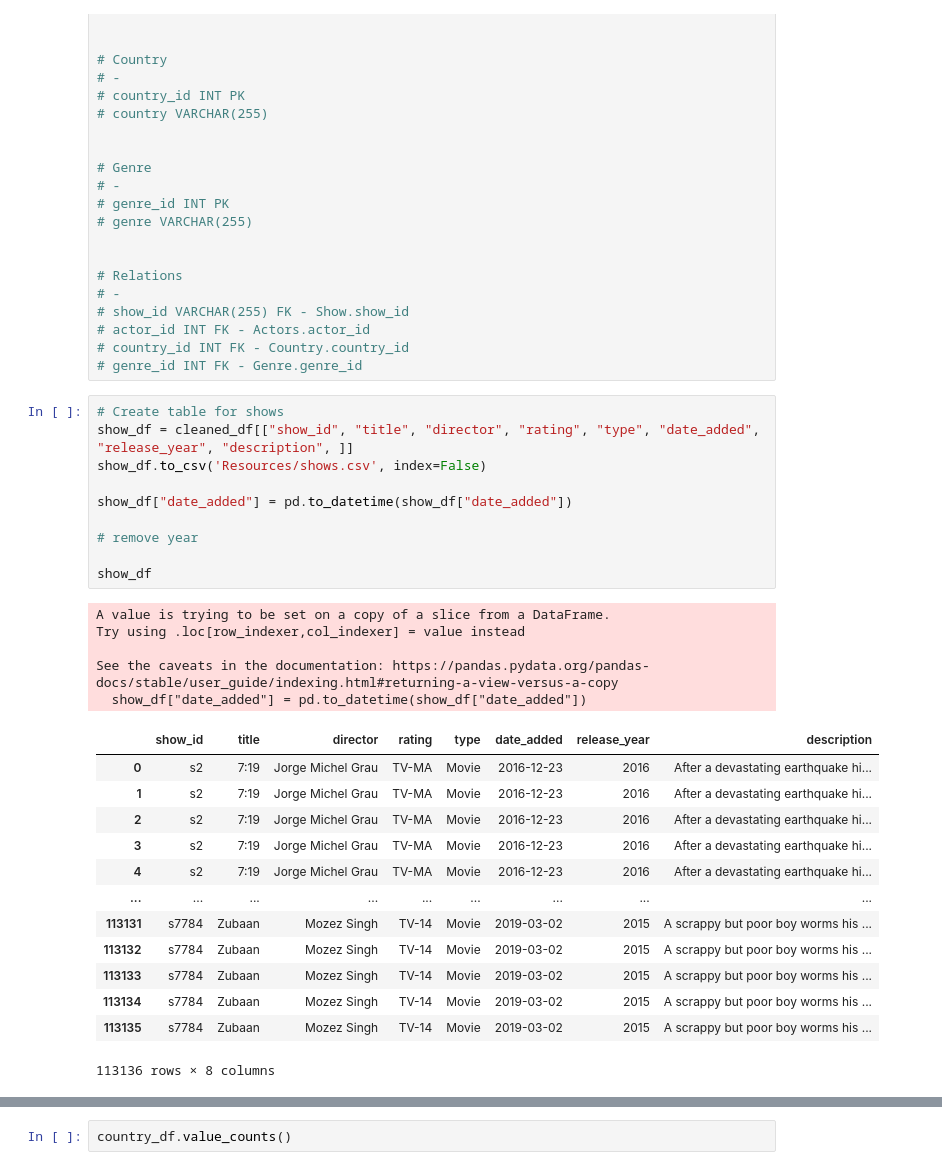
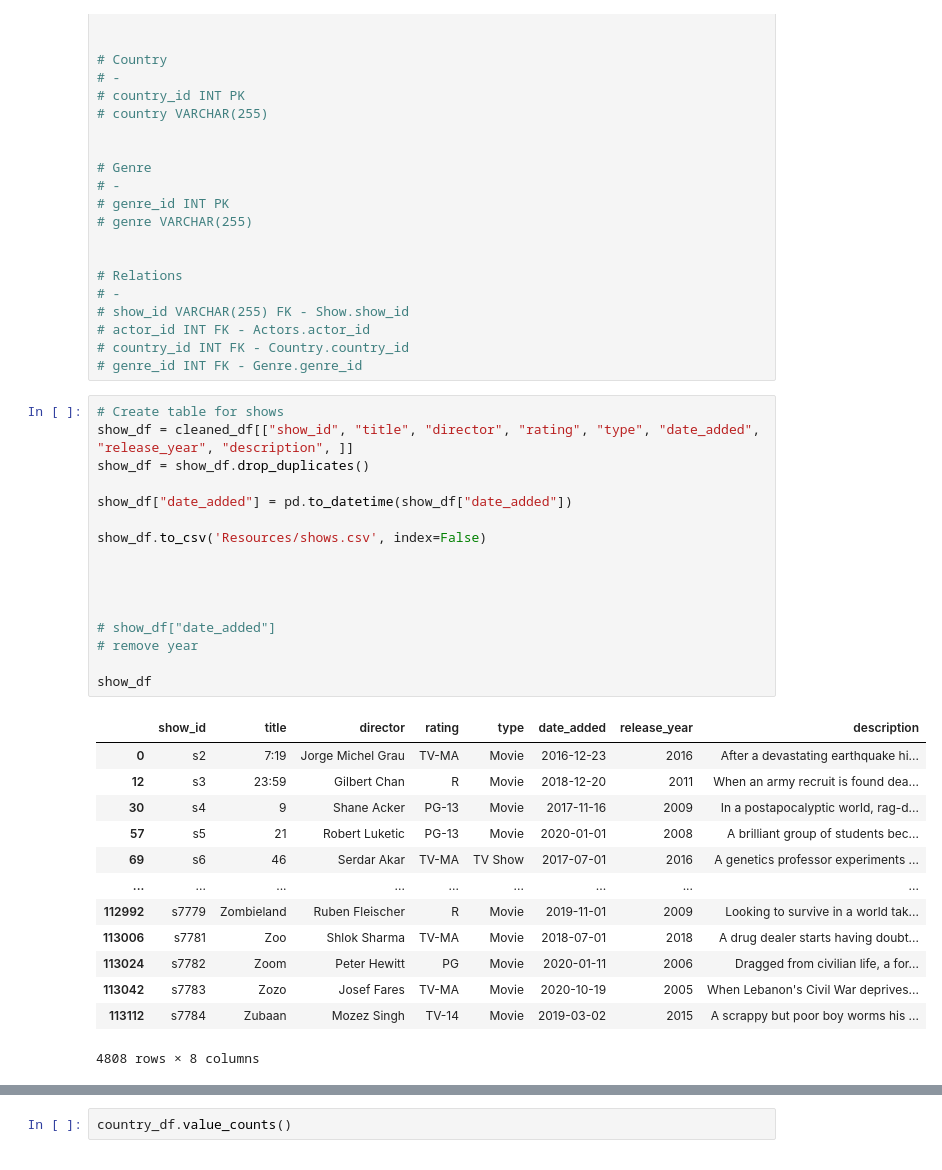
Before and after one commit to ytran010/Netflix-ETL-Challenge, a Jupyter notebook: Main.ipynb, the cells around one changed output, grey strips where cells are left out. Cells and saved outputs as stored; diff of their text form.

Commit message:
Loaded all data

```diff
--- a/Main.ipynb
+++ b/Main.ipynb
@@ -82,29 +82,30 @@ cleaned_df
 # %%
 # Create table for shows
 show_df = cleaned_df[["show_id", "title", "director", "rating", "type", "date_added", "release_year", "description", ]]
-show_df.to_csv('Resources/shows.csv', index=False)
+show_df = show_df.drop_duplicates()
 
 show_df["date_added"] = pd.to_datetime(show_df["date_added"])
 
+show_df.to_csv('Resources/shows.csv', index=False)
+
+
+
+
+# show_df["date_added"]
 # remove year
 
 show_df
 # %% [output]
+|  | show_id | title | director | rating | type | date_added | release_year | description |
+| 0 | s2 | 7:19 | Jorge Michel Grau | TV-MA | Movie | 2016-12-23 | 2016 | After a devastating earthquake hi... |
+| 12 | s3 | 23:59 | Gilbert Chan | R | Movie | 2018-12-20 | 2011 | When an army recruit is found dea... |
+| 30 | s4 | 9 | Shane Acker | PG-13 | Movie | 2017-11-16 | 2009 | In a postapocalyptic world, rag-d... |
+| 57 | s5 | 21 | Robert Luketic | PG-13 | Movie | 2020-01-01 | 2008 | A brilliant group of students bec... |
+| 69 | s6 | 46 | Serdar Akar | TV-MA | TV Show | 2017-07-01 | 2016 | A genetics professor experiments ... |
+| ... | ... | ... | ... | ... | ... | ... | ... | ... |
+| 112992 | s7779 | Zombieland | Ruben Fleischer | R | Movie | 2019-11-01 | 2009 | Looking to survive in a world tak... |
+| 113006 | s7781 | Zoo | Shlok Sharma | TV-MA | Movie | 2018-07-01 | 2018 | A drug dealer starts having doubt... |
+| 113024 | s7782 | Zoom | Peter Hewitt | PG | Movie | 2020-01-11 | 2006 | Dragged from civilian life, a for... |
+| 113042 | s7783 | Zozo | Josef Fares | TV-MA | Movie | 2020-10-19 | 2005 | When Lebanon's Civil War deprives... |
+| 113112 | s7784 | Zubaan | Mozez Singh | TV-14 | Movie | 2019-03-02 | 2015 | A scrappy but poor boy worms his ... |
-A value is trying to be set on a copy of a slice from a DataFrame.
-Try using .loc[row_indexer,col_indexer] = value instead
-
-See the caveats in the documentation: https://pandas.pydata.org/pandas-docs/stable/user_guide/indexing.html#returning-a-view-versus-a-copy
-  show_df["date_added"] = pd.to_datetime(show_df["date_added"])
+4808 rows × 8 columns
-|  | show_id | title | director | rating | type | date_added | release_year | description |
-| 0 | s2 | 7:19 | Jorge Michel Grau | TV-MA | Movie | 2016-12-23 | 2016 | After a devastating earthquake hi... |
-| 1 | s2 | 7:19 | Jorge Michel Grau | TV-MA | Movie | 2016-12-23 | 2016 | After a devastating earthquake hi... |
-| 2 | s2 | 7:19 | Jorge Michel Grau | TV-MA | Movie | 2016-12-23 | 2016 | After a devastating earthquake hi... |
-| 3 | s2 | 7:19 | Jorge Michel Grau | TV-MA | Movie | 2016-12-23 | 2016 | After a devastating earthquake hi... |
-| 4 | s2 | 7:19 | Jorge Michel Grau | TV-MA | Movie | 2016-12-23 | 2016 | After a devastating earthquake hi... |
-| ... | ... | ... | ... | ... | ... | ... | ... | ... |
-| 113131 | s7784 | Zubaan | Mozez Singh | TV-14 | Movie | 2019-03-02 | 2015 | A scrappy but poor boy worms his ... |
-| 113132 | s7784 | Zubaan | Mozez Singh | TV-14 | Movie | 2019-03-02 | 2015 | A scrappy but poor boy worms his ... |
-| 113133 | s7784 | Zubaan | Mozez Singh | TV-14 | Movie | 2019-03-02 | 2015 | A scrappy but poor boy worms his ... |
-| 113134 | s7784 | Zubaan | Mozez Singh | TV-14 | Movie | 2019-03-02 | 2015 | A scrappy but poor boy worms his ... |
-| 113135 | s7784 | Zubaan | Mozez Singh | TV-14 | Movie | 2019-03-02 | 2015 | A scrappy but poor boy worms his ... |
-113136 rows × 8 columns
```
Also changed, not shown: parts of 25 cells of this notebook, 5 other files.
